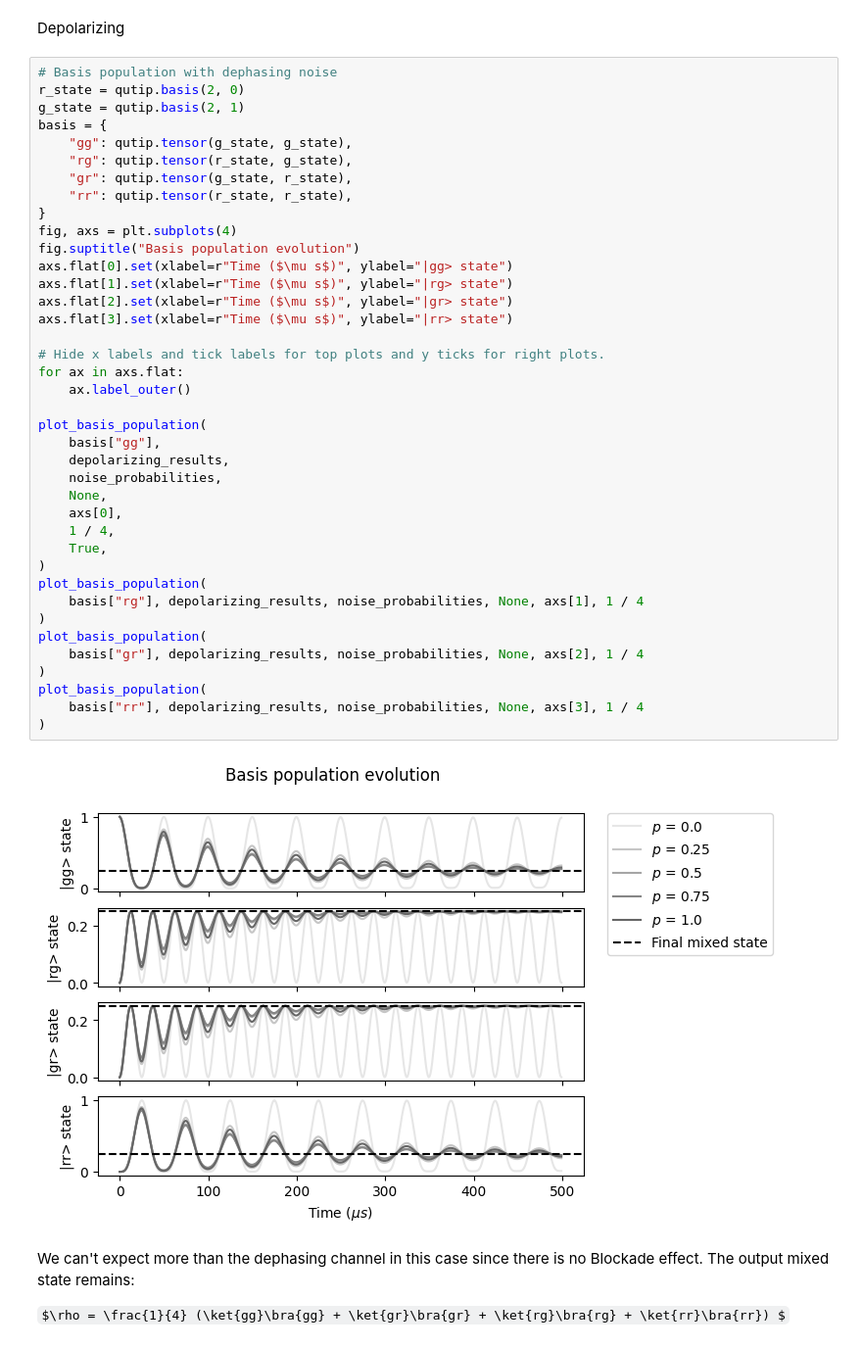
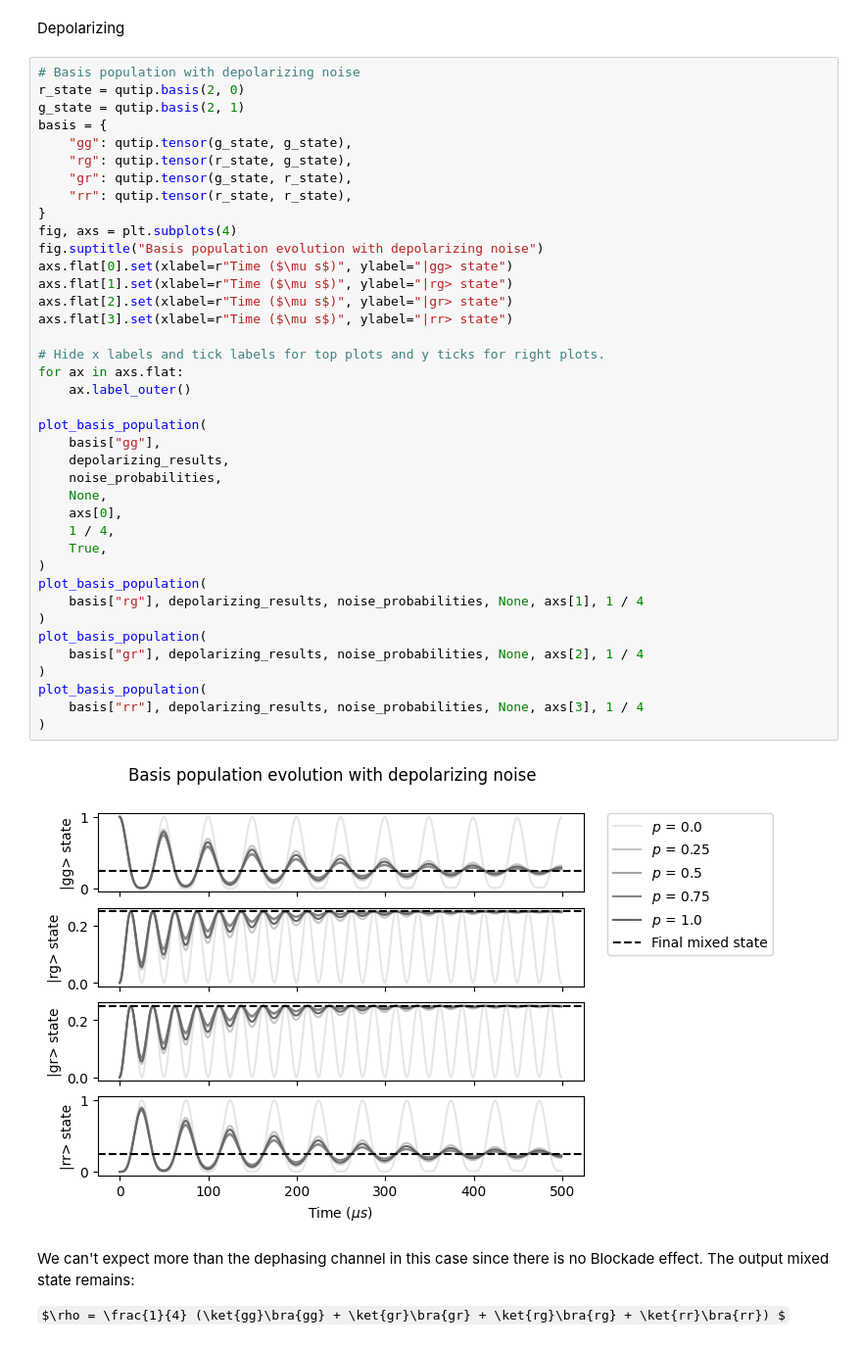
Before and after one commit to pasqal-io/Pulser, a Jupyter notebook: tutorials/advanced_features/Simulating with effective noise channels.ipynb, the cells around one changed output. Shown at 98% size. Cells and saved outputs as stored; diff of their text form; some formulas as TeX source.

```diff
--- a/tutorials/advanced_features/Simulating with effective noise channels.ipynb
+++ b/tutorials/advanced_features/Simulating with effective noise channels.ipynb
@@ -762,7 +762,7 @@ $\rho = \frac{1}{4} (\ket{gg}\bra{gg} + \ket{gr}\bra{gr} + \ket{rg}\bra{rg} + \k
 # %% [markdown]
 Depolarizing
 # %%
-# Basis population with dephasing noise
+# Basis population with depolarizing noise
 r_state = qutip.basis(2, 0)
 g_state = qutip.basis(2, 1)
 basis = {
@@ -772,36 +772,36 @@ basis = {
     "rr": qutip.tensor(r_state, r_state),
 }
 fig, axs = plt.subplots(4)
-fig.suptitle("Basis population evolution")
+fig.suptitle("Basis population evolution with depolarizing noise")
 axs.flat[0].set(xlabel=r"Time ($\mu s$)", ylabel="|gg> state")
 axs.flat[1].set(xlabel=r"Time ($\mu s$)", ylabel="|rg> state")
 axs.flat[2].set(xlabel=r"Time ($\mu s$)", ylabel="|gr> state")
 axs.flat[3].set(xlabel=r"Time ($\mu s$)", ylabel="|rr> state")
 
 # Hide x labels and tick labels for top plots and y ticks for right plots.
 for ax in axs.flat:
     ax.label_outer()
 
 plot_basis_population(
     basis["gg"],
     depolarizing_results,
     noise_probabilities,
     None,
     axs[0],
     1 / 4,
     True,
 )
 plot_basis_population(
     basis["rg"], depolarizing_results, noise_probabilities, None, axs[1], 1 / 4
 )
 plot_basis_population(
     basis["gr"], depolarizing_results, noise_probabilities, None, axs[2], 1 / 4
 )
 plot_basis_population(
     basis["rr"], depolarizing_results, noise_probabilities, None, axs[3], 1 / 4
 )
 # %% [output]
-[figure, old version]
+[figure, new version]
 # %% [markdown]
 We can't expect more than the dephasing channel in this case since there is no Blockade effect. The output mixed state remains:
 
```
Also changed, not shown: parts of 4 cells of this notebook.
